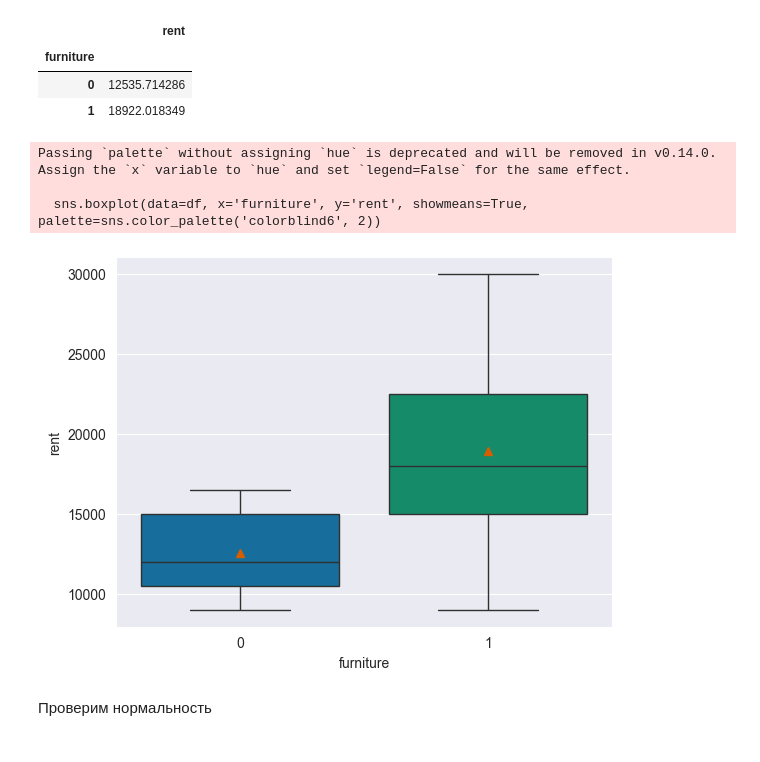
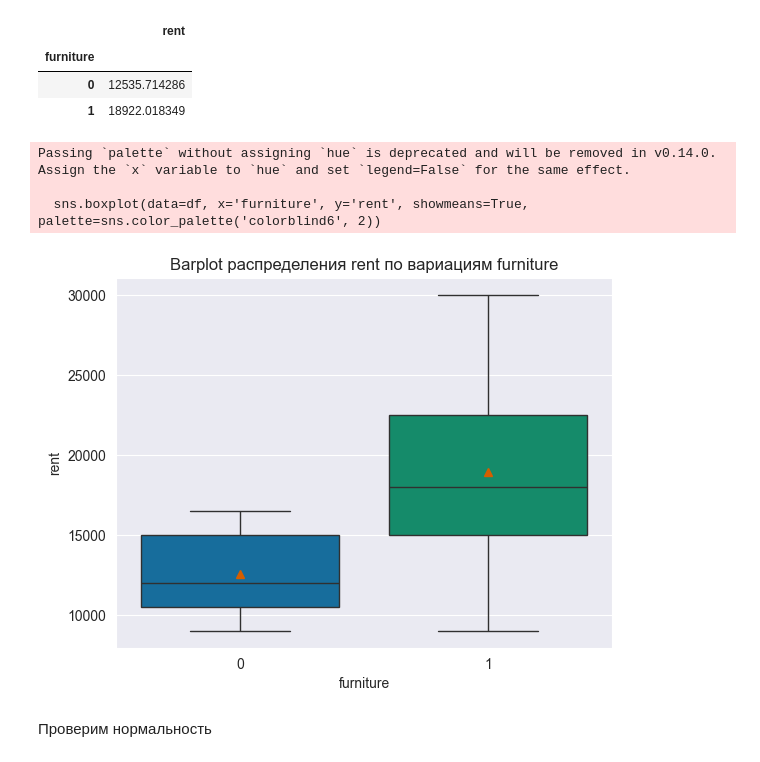
Before and after one commit to Torgovatel/Projects, a Jupyter notebook: DS/study-tsu-rent-ra/src/main.ipynb, the cells around one changed output. Cells and saved outputs as stored; diff of their text form; code cells hidden in the pictures.

```diff
--- a/DS/study-tsu-rent-ra/src/main.ipynb
+++ b/DS/study-tsu-rent-ra/src/main.ipynb
@@ -213,12 +214,13 @@ df.groupby('furniture')[['rent']].mean()
 | 1 | 18922.018349 |
 # %%
 sns.boxplot(data=df, x='furniture', y='rent', showmeans=True, palette=sns.color_palette('colorblind6', 2))
+plt.title('Barplot распределения rent по вариациям furniture')
 plt.show()
 # %% [output]
 Passing `palette` without assigning `hue` is deprecated and will be removed in v0.14.0. Assign the `x` variable to `hue` and set `legend=False` for the same effect.
 
   sns.boxplot(data=df, x='furniture', y='rent', showmeans=True, palette=sns.color_palette('colorblind6', 2))
-[figure, old version]
+[figure, new version]
 # %% [markdown]
 Проверим нормальность
 # %%
```
Also changed, not shown: parts of 35 cells of this notebook.
